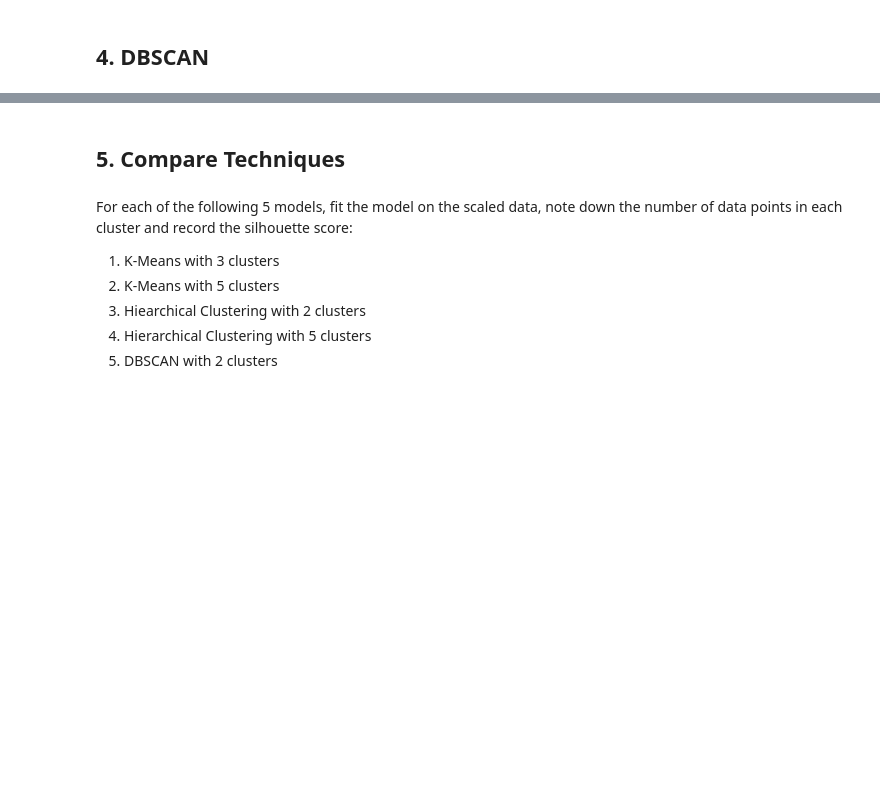
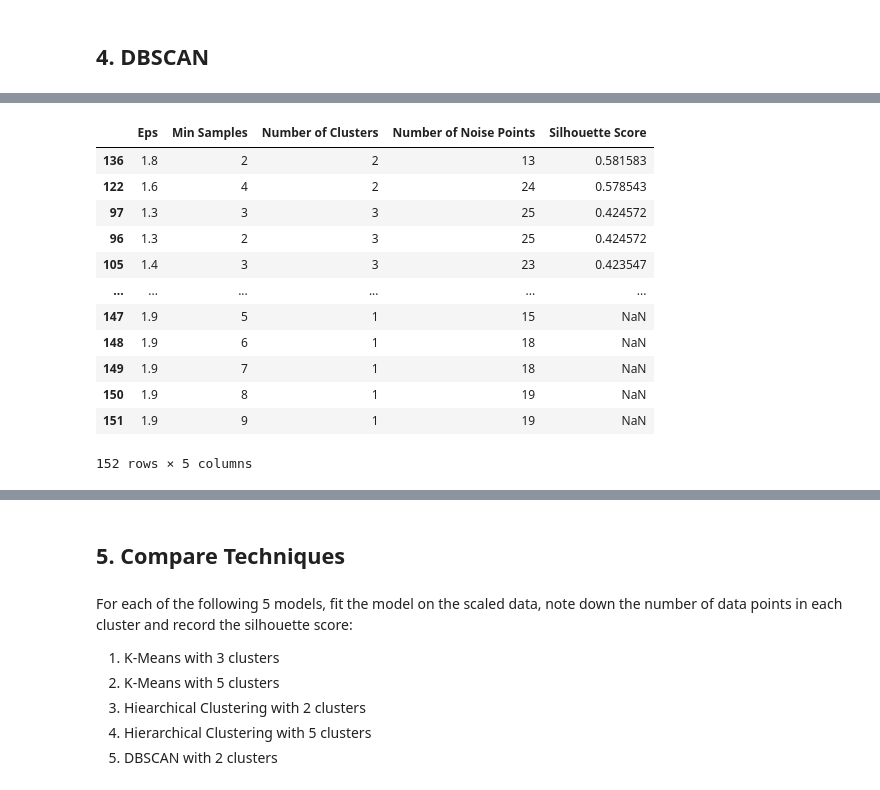
Before and after one commit to Camiloesp/PythonDataScience_UnsupervisedML, a Jupyter notebook: Course Assignment Notebooks/section05_clustering_project.ipynb, the cells around one changed output, grey strips where cells are left out. Saved outputs shown, nothing was run; the diff lists cells and outputs as text; code cells hidden in the pictures; blank space fills up the shorter version.

Commit message:
DBSCAN project

```diff
--- a/Course Assignment Notebooks/section05_clustering_project.ipynb
+++ b/Course Assignment Notebooks/section05_clustering_project.ipynb
@@ -314,2 +337,6 @@ for n in range(2,21):
 # %%
 # g. Extra credit: fit a model with the number of clusters for the highest silhouette score
+agg2 = AgglomerativeClustering(2)
+agg2.fit(data_scaled)
+
+Counter(agg2.labels_)
@@ -317,5 +346,43 @@ for n in range(2,21):
 ## 4. DBSCAN
 # %%
 # a. Copy over the tune_dbscan function from the demo code
+import numpy as np
+from sklearn.cluster import DBSCAN
+from sklearn.metrics import silhouette_score
+
+def tune_dbscan(data):
+    results = []
+
+    # define a range of eps and min_samples values to loop through
+    eps_values = np.arange(.1,2,.1)
+    min_samples_values = np.arange(2,10,1)
+
+    # loop through the combinations of eps and min_samples
+    for eps in eps_values:
+        for min_samples in min_samples_values:
+            dbscan = DBSCAN(eps=eps, min_samples=min_samples)
+            dbscan.fit(data)
+            labels = dbscan.labels_
+
+            # count the number of clusters (excluding noise points labeled as -1)
+            n_clusters = len(set(labels)) - (1 if -1 in labels else 0)
+
+            # count the number of noise points (labeled as -1)
+            n_noise = list(labels).count(-1)
+
+            # calculate the silhouette score (excluding noise points)
+            if n_clusters > 1: # silhouette score requires at least 2 clusters
+                silhouette = silhouette_score(data, labels, metric='euclidean', sample_size=None)
+            else:
+                silhouette = None
+
+            results.append([eps, min_samples, n_clusters, n_noise, silhouette])
+
+    # put the results in a dataframe
+    dbscan_results = pd.DataFrame(results, columns=['Eps', 'Min Samples', 'Number of Clusters', 'Number of Noise Points', 'Silhouette Score'])
+
+    return dbscan_results
 # %%
 # b. Apply the dbscan function on the scaled data
+dbscan_results = tune_dbscan(data_scaled)
+dbscan_results.head()
@@ -322,4 +396,19 @@ for n in range(2,21):
 # %%
 # c. Sort the data by highest silhouette score
+dbscan_results.sort_values(by='Silhouette Score', ascending=False)
+# %% [output]
+|  | Eps | Min Samples | Number of Clusters | Number of Noise Points | Silhouette Score |
+| 136 | 1.8 | 2 | 2 | 13 | 0.581583 |
+| 122 | 1.6 | 4 | 2 | 24 | 0.578543 |
+| 97 | 1.3 | 3 | 3 | 25 | 0.424572 |
+| 96 | 1.3 | 2 | 3 | 25 | 0.424572 |
+| 105 | 1.4 | 3 | 3 | 23 | 0.423547 |
+| ... | ... | ... | ... | ... | ... |
+| 147 | 1.9 | 5 | 1 | 15 | NaN |
+| 148 | 1.9 | 6 | 1 | 18 | NaN |
+| 149 | 1.9 | 7 | 1 | 18 | NaN |
+| 150 | 1.9 | 8 | 1 | 19 | NaN |
+| 151 | 1.9 | 9 | 1 | 19 | NaN |
+152 rows × 5 columns
 # %%
 # d. Notice that the top eps value is close to 2, so update the function to test eps values up to 5 (instead of 2)
```
Also changed, not shown: parts of 9 cells of this notebook.
